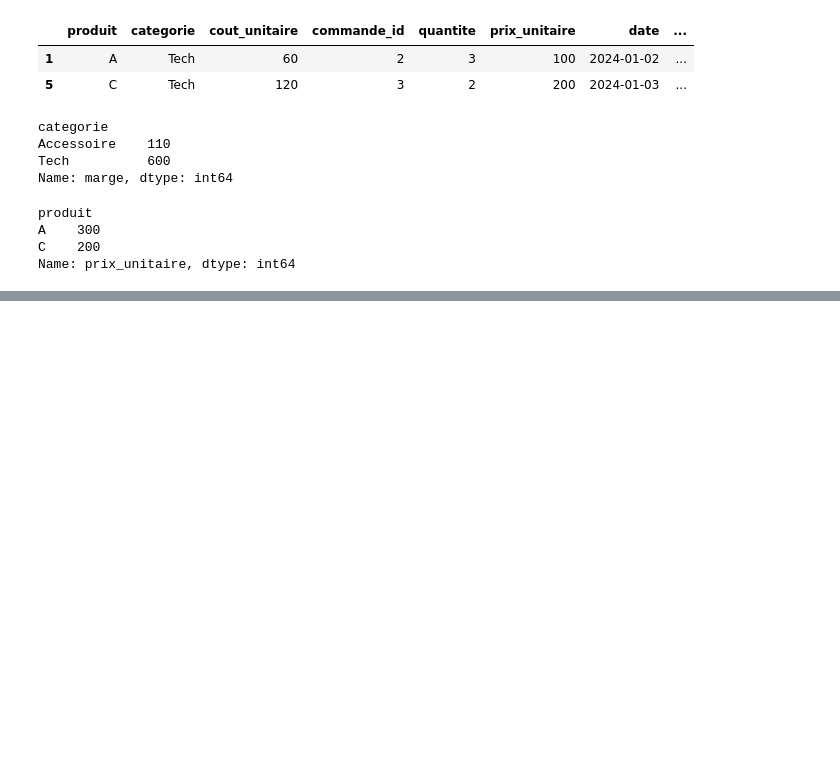
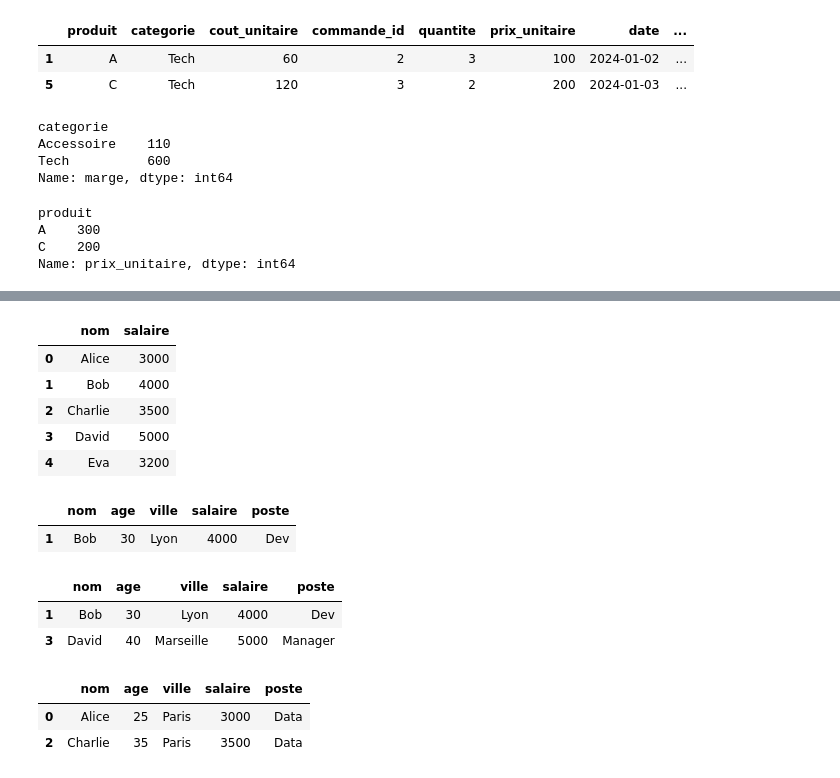
Before and after one commit to JulienFX/GPTChallenge, a Jupyter notebook: pandas_and_object.ipynb, the cells around one changed output, grey strips where cells are left out. Saved outputs shown, nothing was run; the diff lists cells and outputs as text; code cells hidden in the pictures; blank space fills up the shorter version.

```diff
--- a/pandas_and_object.ipynb
+++ b/pandas_and_object.ipynb
@@ -284,0 +303,26 @@ Name: prix_unitaire, dtype: int64
+# %%
+df.loc[:, ['nom','salaire']]
+# %% [output]
+|  | nom | salaire |
+| 0 | Alice | 3000 |
+| 1 | Bob | 4000 |
+| 2 | Charlie | 3500 |
+| 3 | David | 5000 |
+| 4 | Eva | 3200 |
+# %%
+df.loc[df['nom'] == 'Bob']
+# %% [output]
+|  | nom | age | ville | salaire | poste |
+| 1 | Bob | 30 | Lyon | 4000 | Dev |
+# %%
+df.loc[df['salaire'] > 3500]
+# %% [output]
+|  | nom | age | ville | salaire | poste |
+| 1 | Bob | 30 | Lyon | 4000 | Dev |
+| 3 | David | 40 | Marseille | 5000 | Manager |
+# %%
+df.loc[(df['poste'] == 'Data') & (df['ville'] == 'Paris')]
+# %% [output]
+|  | nom | age | ville | salaire | poste |
+| 0 | Alice | 25 | Paris | 3000 | Data |
+| 2 | Charlie | 35 | Paris | 3500 | Data |
```
Also changed, not shown: parts of 3 cells of this notebook.
